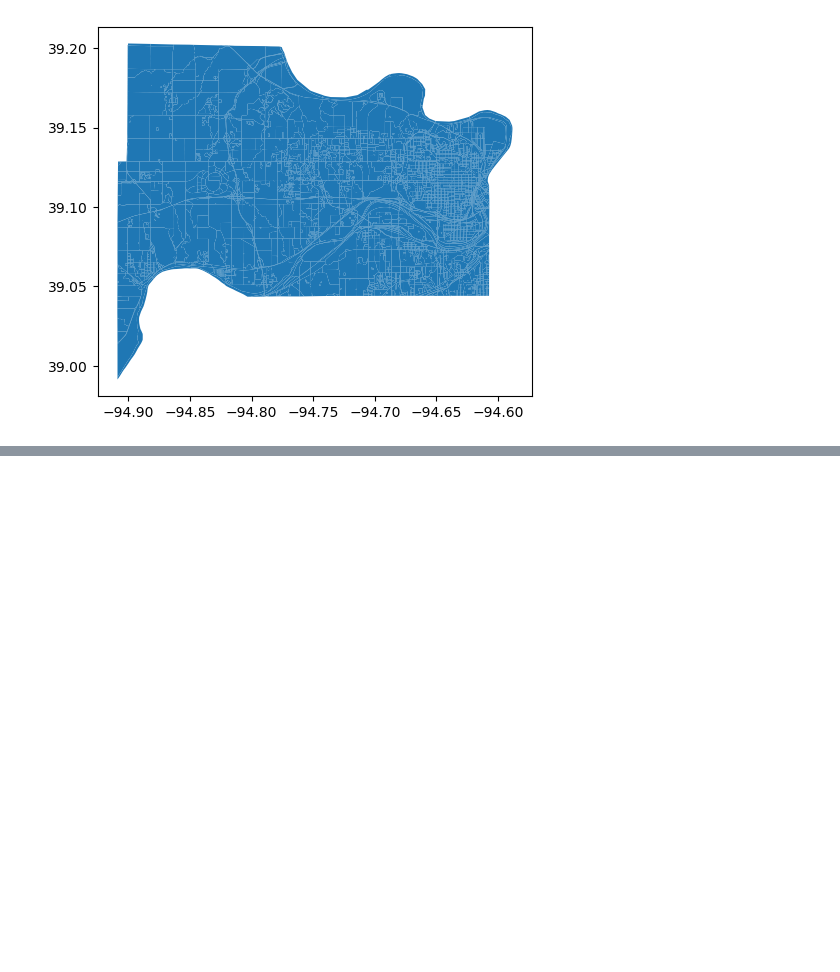
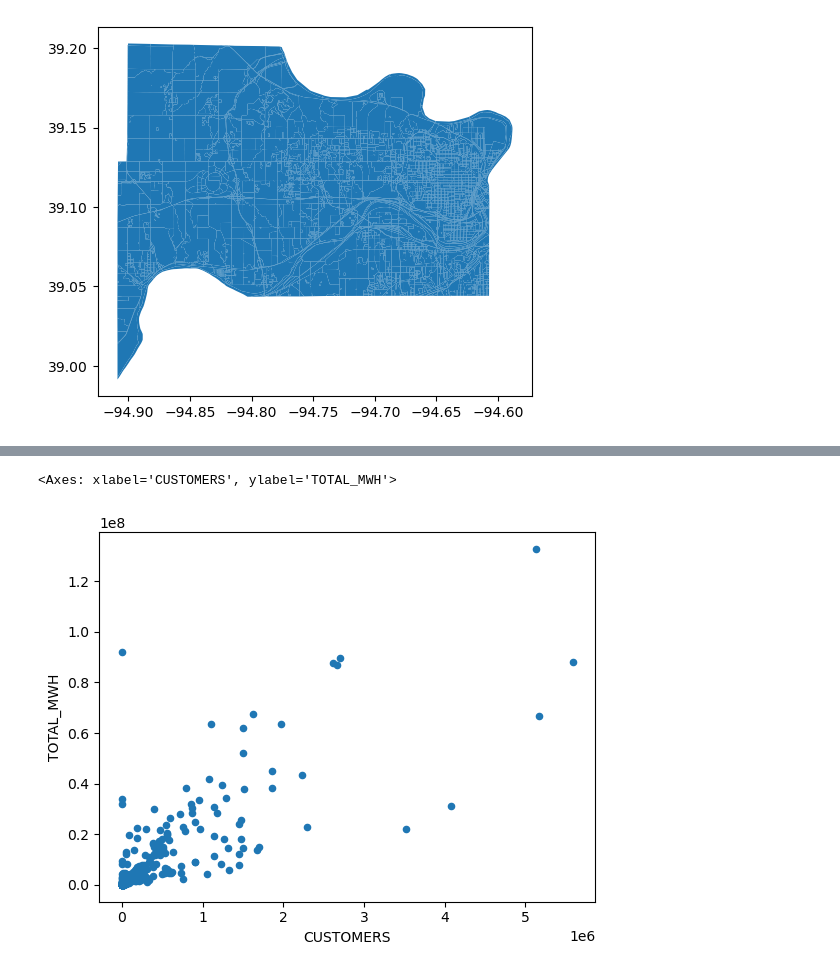
Before and after one commit to ucsusa/2024-kansas-city-analysis, a Jupyter notebook: notebooks/01-energy-utility.ipynb, the cells around one changed output, grey strips where cells are left out. Saved outputs shown, nothing was run; the diff lists cells and outputs as text; code cells hidden in the pictures; blank space fills up the shorter version.

```diff
--- a/notebooks/01-energy-utility.ipynb
+++ b/notebooks/01-energy-utility.ipynb
@@ -101,0 +164,8 @@ wyandotte_blocks.plot()
+# %%
+fig, ax = plt.subplots()
+service_gdf.plot(ax=ax,kind='scatter',x='CUSTOMERS',y='TOTAL_MWH')
+# ax.set_xlim(0,5.6e6)
+# ax.set_ylim(0,1.4e8)
+# %% [output]
+<Axes: xlabel='CUSTOMERS', ylabel='TOTAL_MWH'>
+[figure, added]
```
Also changed, not shown: parts of 14 cells of this notebook, 5 other files.
